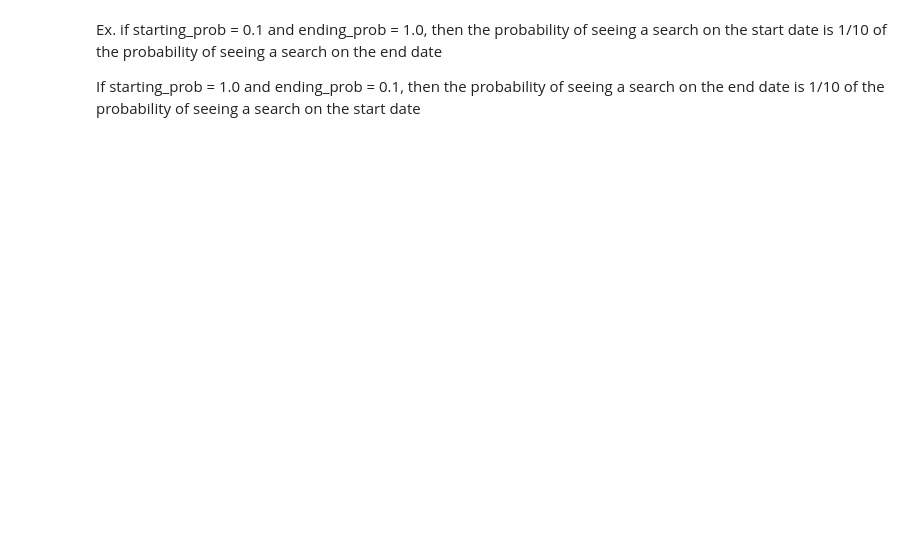
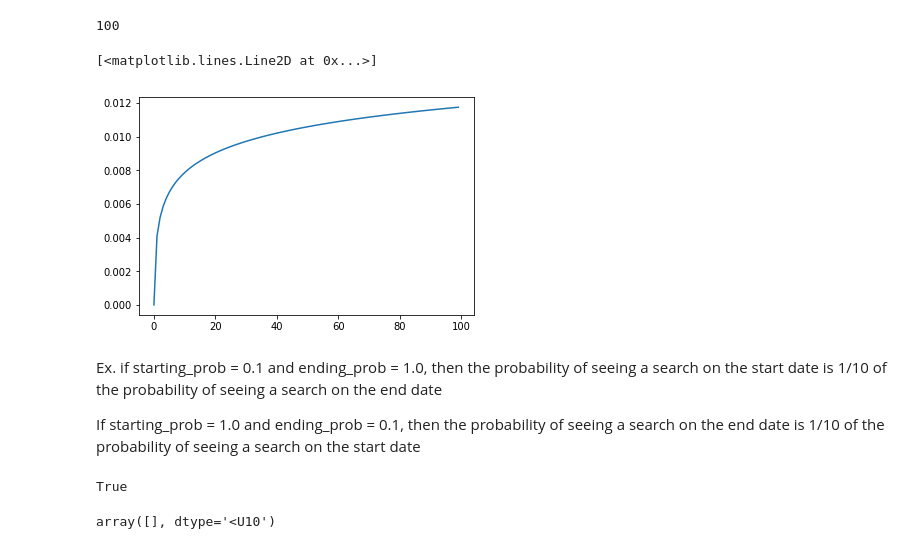
Before and after one commit to callinSwitzer/GarbageCollector, a Jupyter notebook: Untitled4.ipynb, the cells around one changed output. Cells and saved outputs as stored; diff of their text form; code cells hidden in the pictures; blank space fills up the shorter version.

```diff
--- a/Untitled4.ipynb
+++ b/Untitled4.ipynb
@@ -33,6 +39,22 @@ def random_dates(start, end, starting_prob = 0.1, ending_prob = 1.0, num_samples
 
     # return list of date strings
     return rand_date
+# %%
+linear_probabilities = np.linspace(0.001, 1, 100)
+
+# make it nonlinear
+linear_probabilities = np.log(linear_probabilities)
+linear_probabilities -= np.min(linear_probabilities)
+
+# normalize probabilities so they add up to 1
+linear_probabilities /= np.sum(linear_probabilities)
+
+print(len(linear_probabilities))
+plt.plot(linear_probabilities)
+# %% [output]
+100
+[<matplotlib.lines.Line2D at 0x...>]
+[figure, added]
 # %% [markdown]
 Ex. if starting_prob = 0.1 and ending_prob = 1.0, then the probability of seeing a
 search on the start date is 1/10 of the probability of seeing a search on the
@@ -55,4 +77,12 @@ rdates_random = random_dates("Jan01-2019", "Apr30-2019",
                       num_samples = 20000)
+# %%
+list(Counter(rdates_random).keys()) not in list(Counter(rdates_increasing).keys())
+# %% [output]
+True
+# %%
+np.setdiff1d(list(Counter(rdates_random).keys()), list(Counter(rdates_increasing).keys()))
+# %% [output]
+array([], dtype='<U10')
 # %%
 from collections import Counter
 import pandas as pd
```
Also changed, not shown: parts of 42 cells of this notebook, 5 other files.
